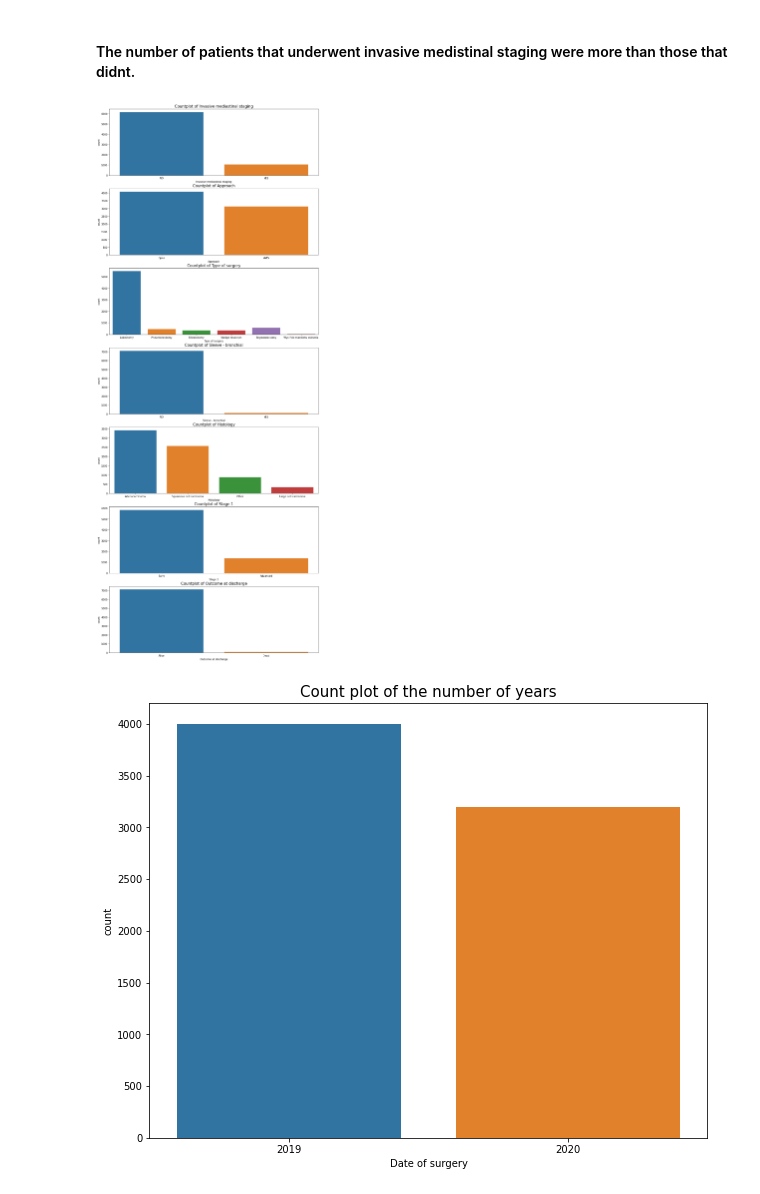
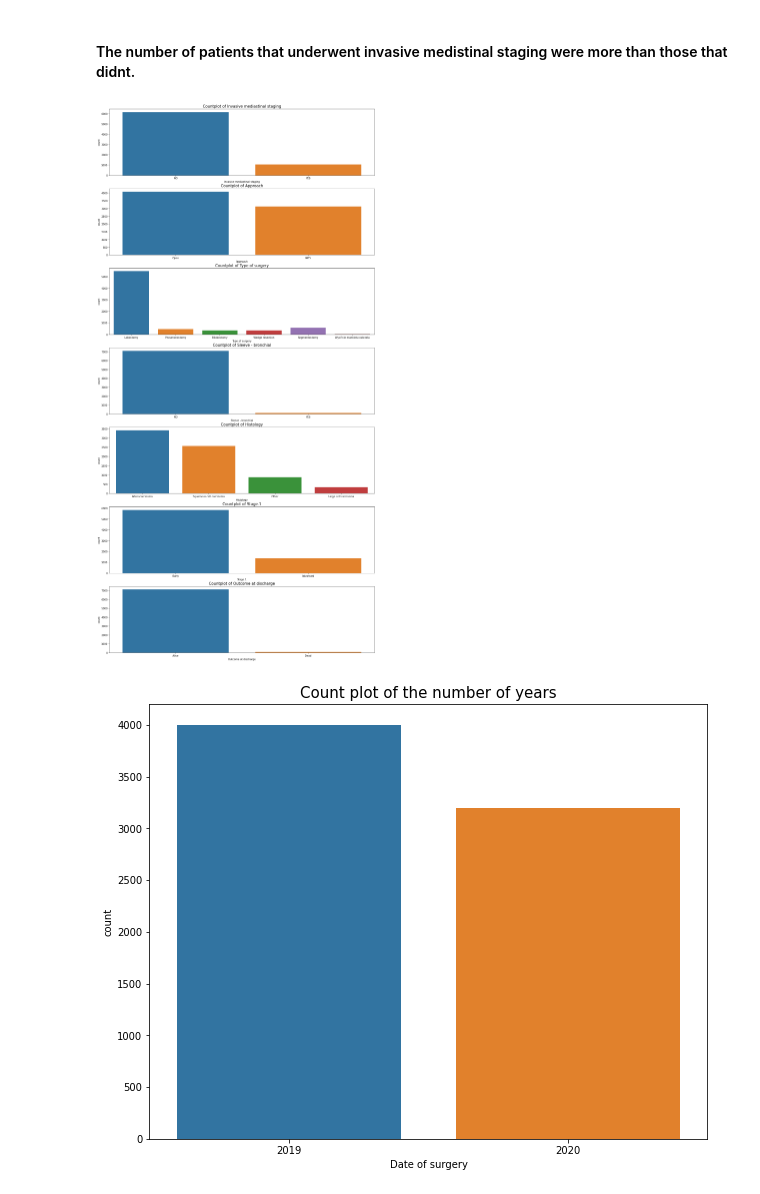
Before and after one commit to CHRISTINEMUTHEE/Lung-Cancer-, a Jupyter notebook: mass_code.ipynb, the cells around one changed output. Saved outputs shown, nothing was run; the diff lists cells and outputs as text; code cells hidden in the pictures.

```diff
--- a/mass_code.ipynb
+++ b/mass_code.ipynb
@@ -398,13 +401,13 @@ objects
 # %% [markdown]
 #### The number of patients that underwent invasive medistinal staging were more than those that didnt.
 # %%
-fig,ax=plt.subplots(len(objects),figsize=(15,40))
+fig,ax=plt.subplots(len(objects),figsize=(19,40))
 for i, col_vals in enumerate(objects):
   sns.countplot(x=df_poland[col_vals],ax=ax[i])
   ax[i].set_title("Countplot of "+format(col_vals),fontsize=15)
 plt.show()
 # %% [output]
-[figure, old version]
+[figure, new version]
 # %%
 plt.figure(figsize=(10,8))
 sns.countplot(x=df_poland['Date of surgery'])
```
Also changed, not shown: parts of 48 cells of this notebook.
